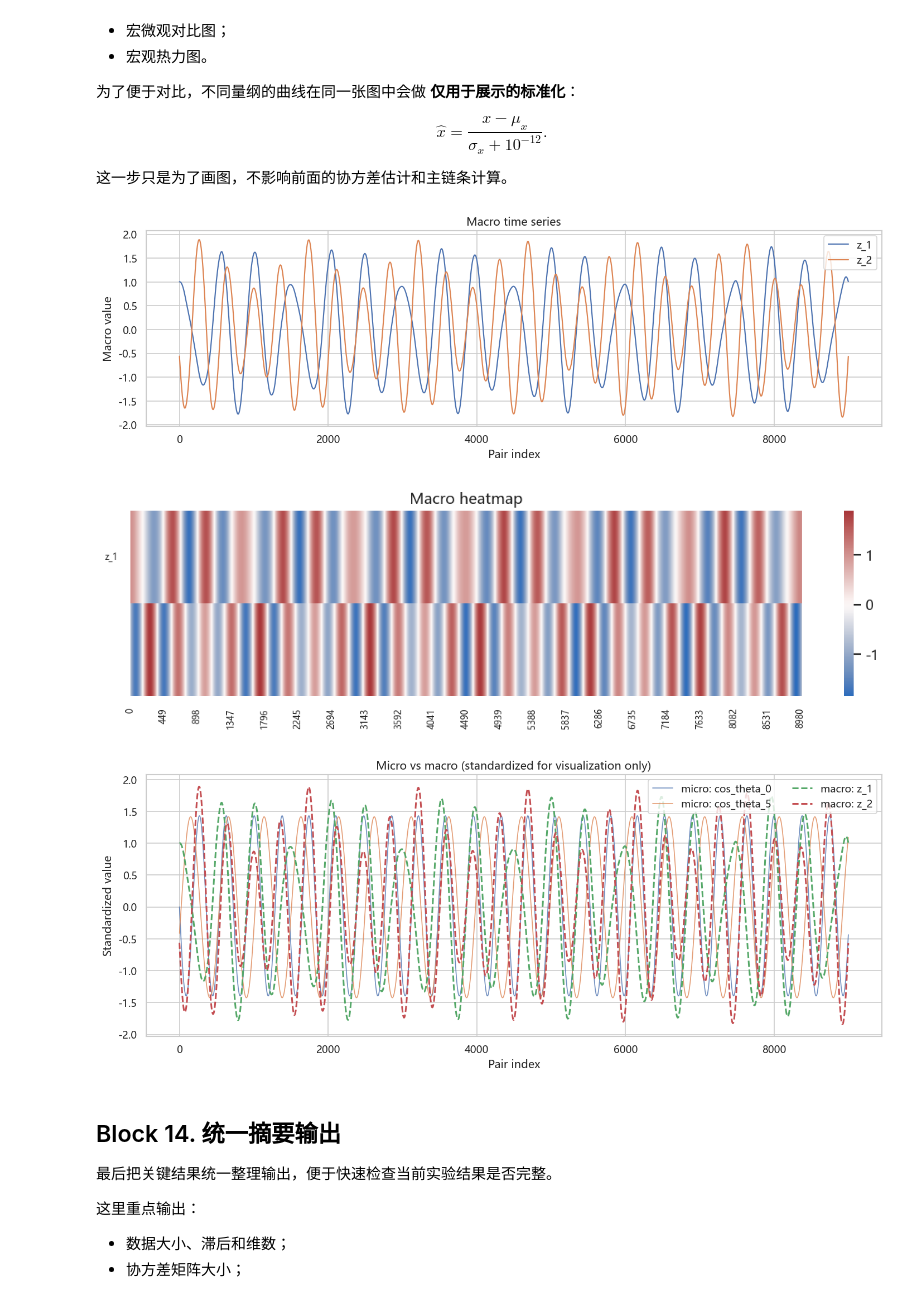
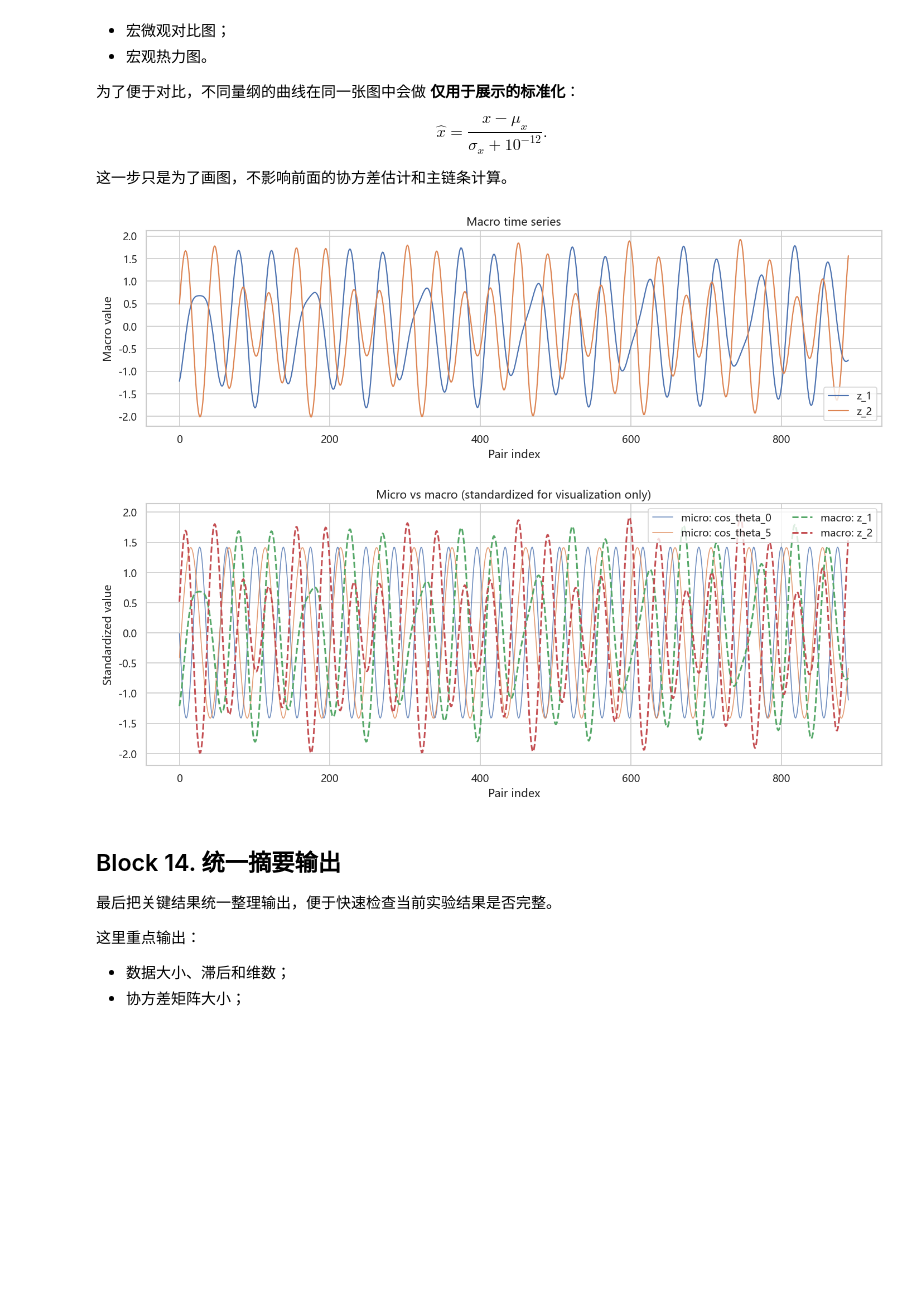
Before and after one commit to Matthew-ymz/pykoop, a Jupyter notebook: exp/kuramoto/exp_kuramoto_0321.ipynb, the cells around one changed output. Drawn from its saved outputs; the diff is of its cells as text; code cells hidden in the pictures; blank space fills up the shorter version.

```diff
--- a/exp/kuramoto/exp_kuramoto_0321.ipynb
+++ b/exp/kuramoto/exp_kuramoto_0321.ipynb
@@ -175,14 +175,14 @@ config = {
         'random_seed2': 0,
     },
     'burn_in_steps': 1000,
-    'sample_stride': 1,  #15
-    'lag_steps': 1, #60
+    'sample_stride': 10,  #15
+    'lag_steps': 10, #60
     'rank': 2,
     'alpha': 1.0,
     'eps': 1e-10,
     'ridge': 1e-10,
     'observable_mode': 'identity + fourier', #手动
-    'rank_candidates': [1, 2, 3, 4, 5, 6],
+    'rank_candidates': [1, 2, 3, 4, 5, 6,7,8,9,10,15,20,25,30,31,32,33,34,35,40,45,50],
     'selected_micro_indices': [0, 5],
     'heatmap_label_step': 2,
     'top_k_features_to_show': 5,
@@ -367,7 +367,7 @@ artifacts['obs'] = {
     'observable_mode': config['observable_mode'],
 }
 
-x_data_lift = x_data_lift_centered # 不需要减去均值就注释掉，需要减去均值就正常保留
+# x_data_lift = x_data_lift_centered # 不需要减去均值就注释掉，需要减去均值就正常保留
 
 print('Observable mode:', config['observable_mode'])
 print('Input shape:', x_data_fit.shape)
@@ -803,34 +803,33 @@ $$
 # %%
 z_current = macro['z_current']
 macro_names = [f'z_{i+1}' for i in range(selected_r)]
 
 plt.figure(figsize=(12, 4))
 for i in range(selected_r):
     plt.plot(z_current[:, i], linewidth=1.3, label=macro_names[i])
 plt.title('Macro time series')
 plt.xlabel('Pair index')
 plt.ylabel('Macro value')
 plt.legend()
 plt.tight_layout()
 plt.show()
 
-plot_matrix_heatmap(z_current.T, 'Macro heatmap', row_labels=macro_names, col_labels=[str(i) for i in range(z_current.shape[0])], center=0.0, figsize=(10, 3), label_step=max(1, z_current.shape[0] // 20))
+# plot_matrix_heatmap(z_current.T, 'Macro heatmap', row_labels=macro_names, col_labels=[str(i) for i in range(z_current.shape[0])], center=0.0, figsize=(10, 3), label_step=max(1, z_current.shape[0] // 20))
 
 plt.figure(figsize=(12, 5))
 for idx in config['selected_micro_indices']:
     plt.plot(standardize_for_plot(X_pairs[:, idx]), linewidth=1.0, alpha=0.8, label=f'micro: {raw_names[idx]}')
 for i in range(selected_r):
     plt.plot(standardize_for_plot(z_current[:, i]), linewidth=1.8, linestyle='--', label=f'macro: {macro_names[i]}')
 plt.title('Micro vs macro (standardized for visualization only)')
 plt.xlabel('Pair index')
 plt.ylabel('Standardized value')
 plt.legend(ncol=2)
 plt.tight_layout()
 plt.show()
 # %% [output]
-[figure, old version]
+[figure, new version]
-[figure, old version]
+[figure, new version]
-[figure, removed]
 # %% [markdown]
 ## Block 14. 统一摘要输出
 
```
Also changed, not shown: parts of 20 cells of this notebook, 7 other files.
